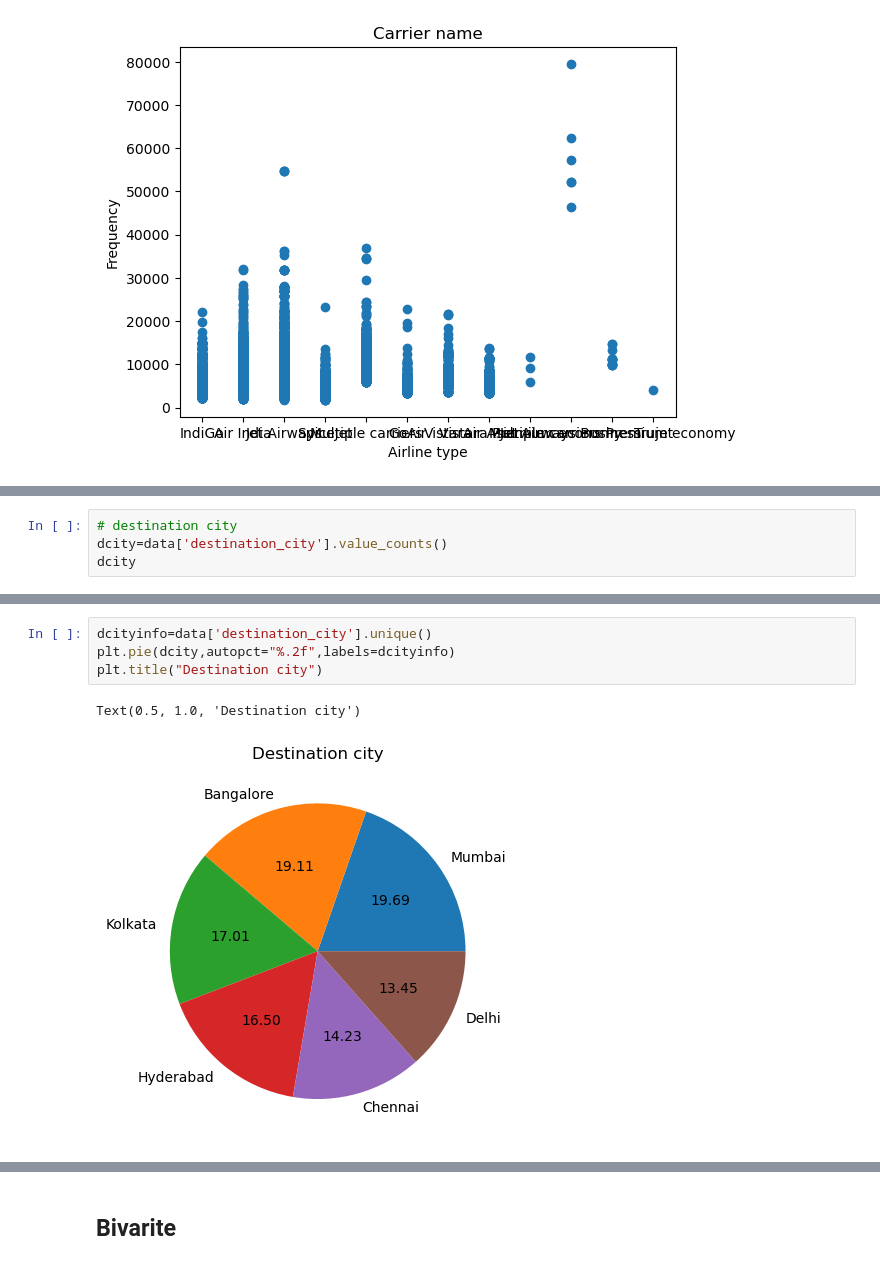
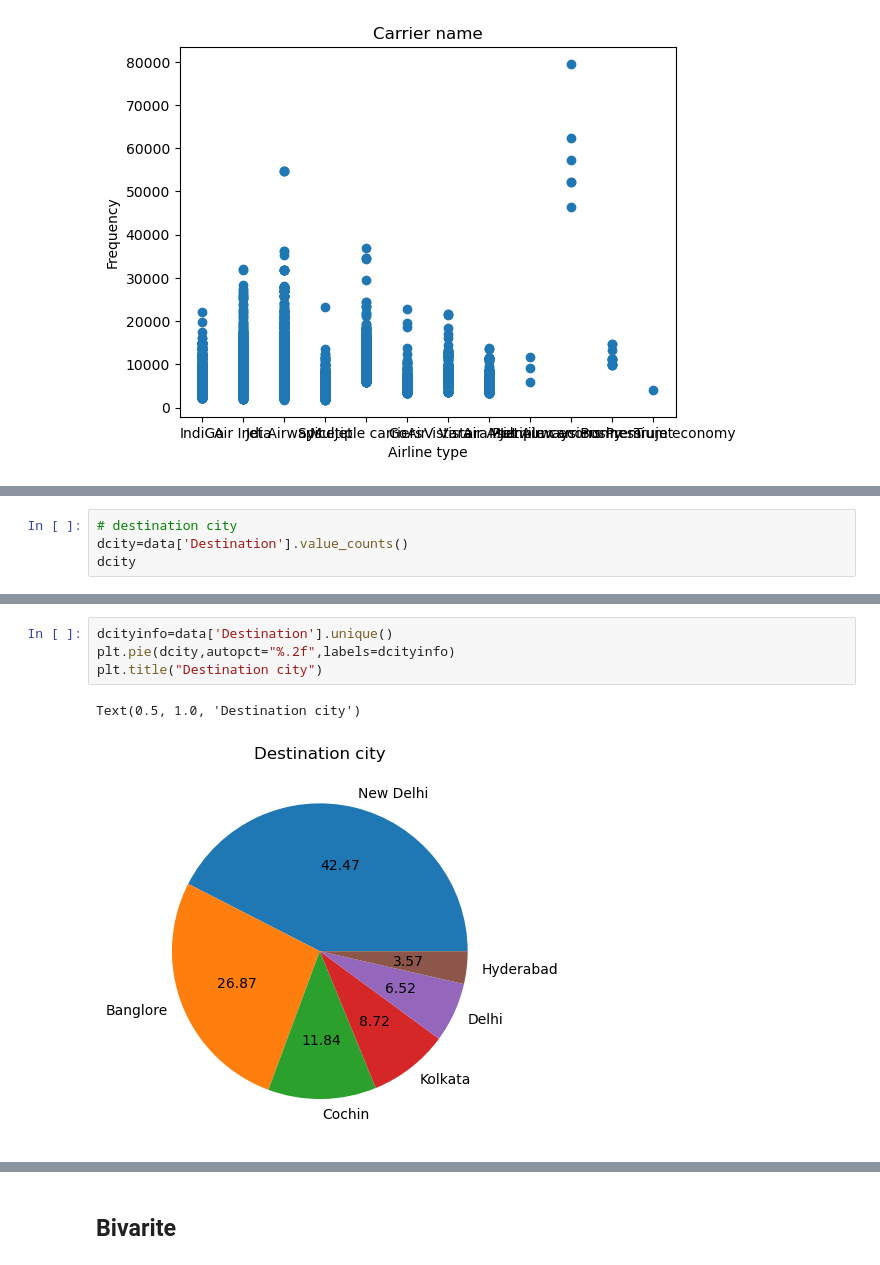
Before and after one commit to Bubllo/Applied_Data_Science_Project, a Jupyter notebook: Flight Price Prediction .ipynb, the cells around one changed output, grey strips where cells are left out. Drawn from its saved outputs; the diff is of its cells as text.

```diff
--- a/Flight Price Prediction .ipynb
+++ b/Flight Price Prediction .ipynb
@@ -92,5 +91,5 @@ Text(0.5, 1.0, 'Source city')
 # %%
 # destination city
-dcity=data['destination_city'].value_counts()
+dcity=data['Destination'].value_counts()
 dcity
 # %% [output]
@@ -104,7 +103,7 @@ Name: destination_city, dtype: int64
 # %%
-dcityinfo=data['destination_city'].unique()
+dcityinfo=data['Destination'].unique()
 plt.pie(dcity,autopct="%.2f",labels=dcityinfo)
 plt.title("Destination city")
 # %% [output]
 Text(0.5, 1.0, 'Destination city')
-[figure, old version]
+[figure, new version]
```
Also changed, not shown: parts of 123 cells of this notebook.
